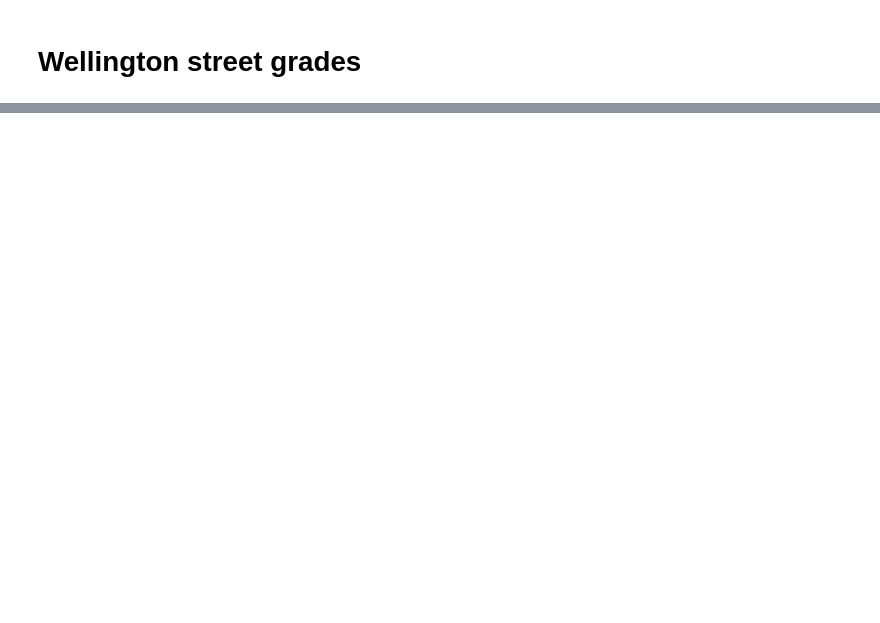
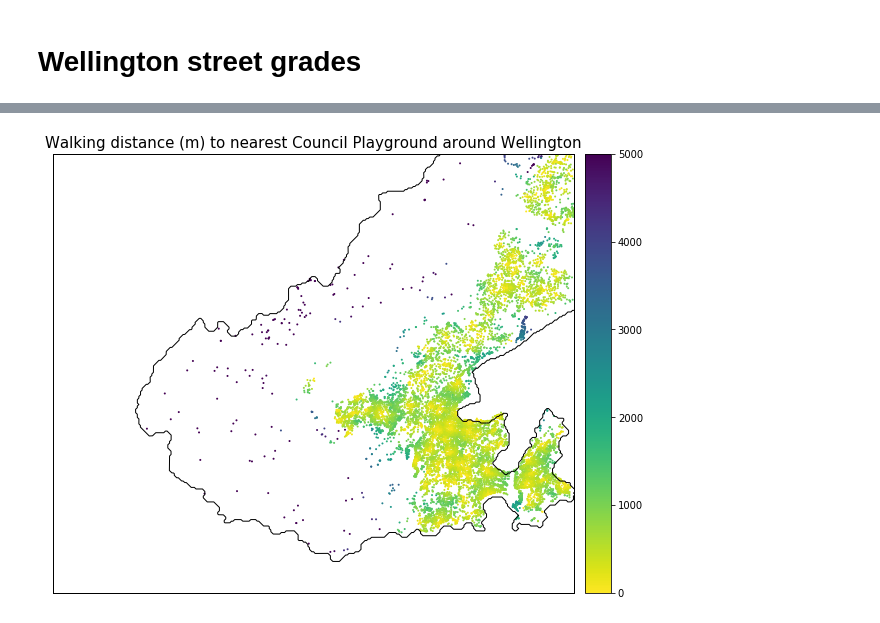
Before and after one commit to shriv/playground-pubs, a Jupyter notebook: Accessing council playgrounds.ipynb, the cells around one changed output, grey strips where cells are left out. Drawn from its saved outputs; the diff is of its cells as text; code cells hidden in the pictures; blank space fills up the shorter version.

```diff
--- a/Accessing council playgrounds.ipynb
+++ b/Accessing council playgrounds.ipynb
@@ -196,0 +200,6 @@ import networkx as nx
+# %%
+node_data = ox.get_undirected(G).nodes(data=True)
+node_dict = dict(node_data)
+node_df = pd.DataFrame.from_dict(node_dict).transpose()
+node_df.index.name = 'id'
+node_df.head()
@@ -196,0 +225,11 @@ import networkx as nx
+# %%
+data_df['distance'] = data_df['length']
+new_data_df = data_df[['from', 'to', 'grade_abs', 'distance']]
+new_data_df['from_idx'] = new_data_df['from']
+new_data_df['to_idx'] = new_data_df['to']
+new_data_df= new_data_df.set_index(['from_idx', 'to_idx'])
+new_data_df.index.names= ['','']
+
+# Distance penalty for hilly areas
+hill_data_df = new_data_df.copy()
+hill_data_df['distance'] = hill_data_df['distance'] * (steepness_penalty(hill_data_df['grade_abs']))
@@ -196,0 +256,17 @@ import networkx as nx
+# %%
+network_trial = pa.Network(
+        node_df['x'], node_df['y'],
+        new_data_df['from'], new_data_df['to'], new_data_df[['distance']])
+
+network_hills_trial = pa.Network(
+        node_df['x'], node_df['y'],
+        hill_data_df['from'], hill_data_df['to'], hill_data_df[['distance']])
+# %%
+playground_accessibility = aa.get_accessibility(network_trial, wcc_playgrounds, distance=5000, num_pois=10)
+playground_hills_accessibility = aa.get_accessibility(network_hills_trial, wcc_playgrounds, distance=5000, num_pois=10)
+# %%
+aa.plot_accessibility(network_trial, playground_accessibility[1], osm_bbox,
+                      amenity_type='Council Playground', place_name='Wellington',
+                      fig_kwargs=fig_kwargs, plot_kwargs=plot_kwargs, bmap_kwargs=bmap_kwargs)
+# %% [output]
+[figure, added]
```
Also changed, not shown: parts of 32 cells of this notebook.
